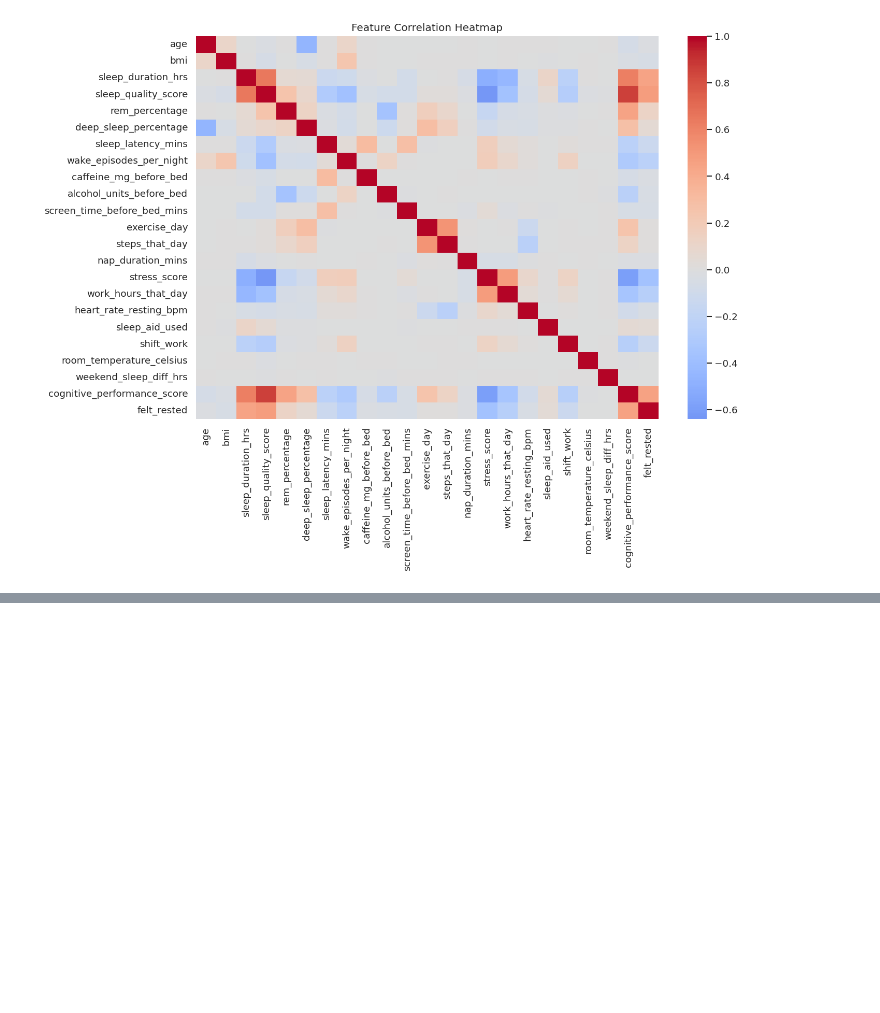
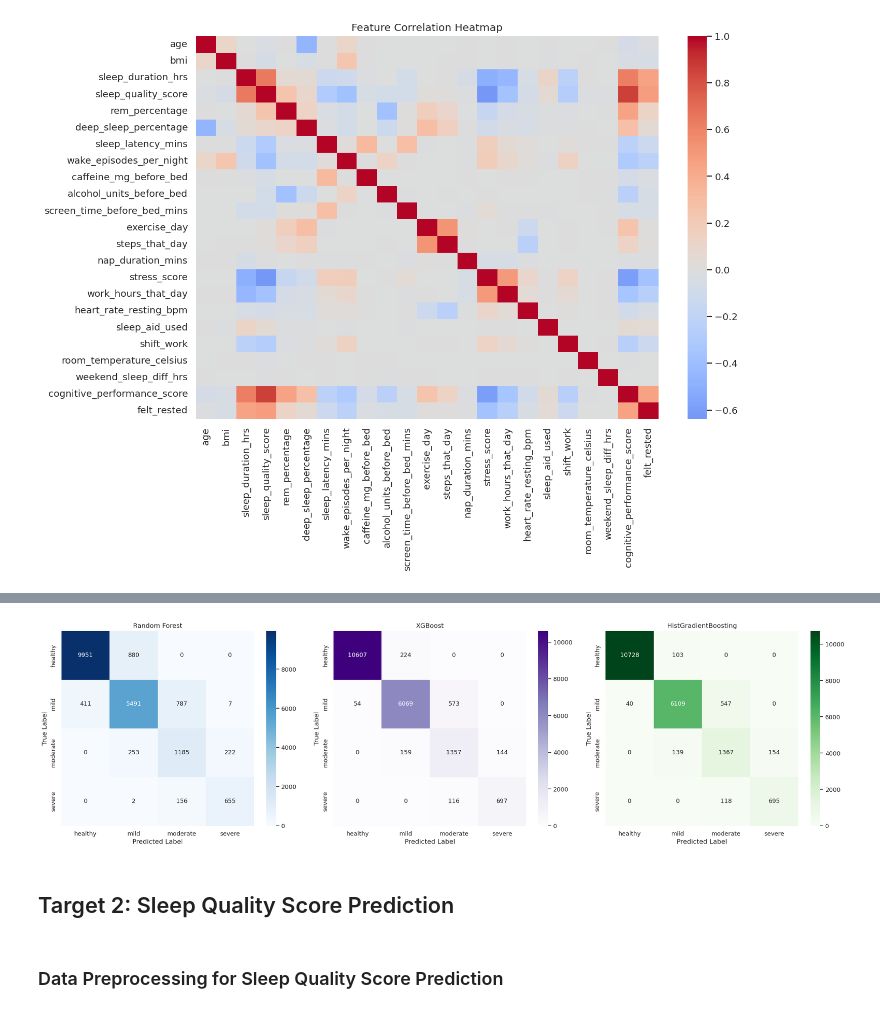
Before and after one commit to ibtihal7alharbi-tech/ML-project, a Jupyter notebook: sleep_disorder_risk_prediction.ipynb, the cells around one changed output, grey strips where cells are left out. Saved outputs shown, nothing was run; the diff lists cells and outputs as text; code cells hidden in the pictures; blank space fills up the shorter version.

```diff
--- a/sleep_disorder_risk_prediction.ipynb
+++ b/sleep_disorder_risk_prediction.ipynb
@@ -398,0 +672,67 @@ R²:0.6462
+# %%
+# Generate predictions
+rf_pred = rf_model.predict(X_test)
+hgb_pred = hgb_model.predict(X_test)
+xgb_pred = y_pred_xgb
+
+# Compute confusion matrices
+rf_cm = confusion_matrix(y_test, rf_pred)
+xgb_cm = confusion_matrix(y_test, xgb_pred)
+hgb_cm = confusion_matrix(y_test, hgb_pred)
+
+# Class labels
+class_names = target_encoder.classes_
+
+# Create side-by-side plots
+fig, axes = plt.subplots(1, 3, figsize=(21, 6))
+
+# Random Forest
+sns.heatmap(
+    rf_cm,
+    annot=True,
+    fmt="d",
+    cmap="Blues",
+    xticklabels=class_names,
+    yticklabels=class_names,
+    ax=axes[0]
+)
+axes[0].set_title("Random Forest")
+axes[0].set_xlabel("Predicted Label")
+axes[0].set_ylabel("True Label")
+
+# XGBoost
+sns.heatmap(
+    xgb_cm,
+    annot=True,
+    fmt="d",
+    cmap="Purples",
+    xticklabels=class_names,
+    yticklabels=class_names,
+    ax=axes[1]
+)
+axes[1].set_title("XGBoost")
+axes[1].set_xlabel("Predicted Label")
+axes[1].set_ylabel("True Label")
+
+# HistGradientBoosting
+sns.heatmap(
+    hgb_cm,
+    annot=True,
+    fmt="d",
+    cmap="Greens",
+    xticklabels=class_names,
+    yticklabels=class_names,
+    ax=axes[2]
+)
+axes[2].set_title("HistGradientBoosting")
+axes[2].set_xlabel("Predicted Label")
+axes[2].set_ylabel("True Label")
+
+plt.tight_layout()
+plt.show()
+# %% [output]
+[figure, added]
+# %% [markdown]
+## Target 2: Sleep Quality Score Prediction
+# %% [markdown]
+### Data Preprocessing for Sleep Quality Score Prediction
```
Also changed, not shown: parts of 58 cells of this notebook.
